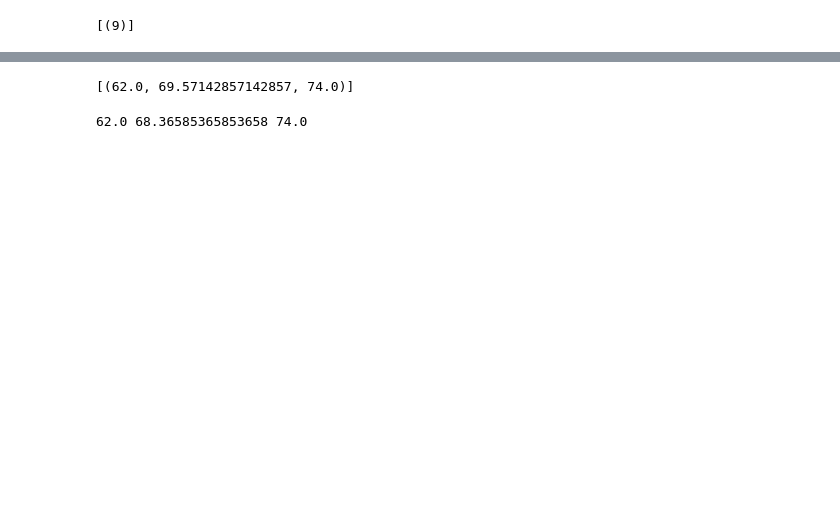
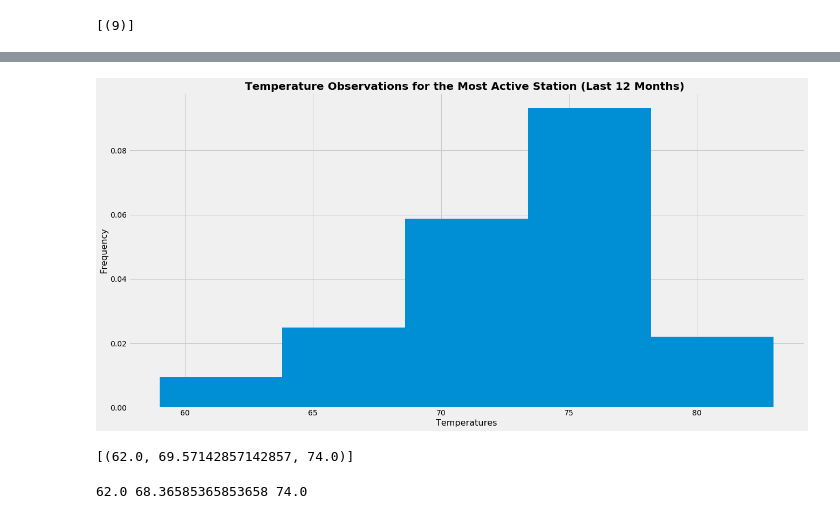
Before and after one commit to ahmedgurbuz/SMU_Assignments, a Jupyter notebook: Unit_08_SQLAlchemy/Climate_Analysis_and_Exploration.ipynb, the cells around one changed output, grey strips where cells are left out. Drawn from its saved outputs; the diff is of its cells as text; code cells hidden in the pictures; blank space fills up the shorter version.

```diff
--- a/Unit_08_SQLAlchemy/Climate_Analysis_and_Exploration.ipynb
+++ b/Unit_08_SQLAlchemy/Climate_Analysis_and_Exploration.ipynb
@@ -197,3 +206,4 @@ session.query(func.count(Measurement.station.distinct())).all()
 # %%
 # Choose the station with the highest number of temperature observations.
 # Query the last 12 months of temperature observation data for this station and plot the results as a histogram
+q2 = session.query(Measurement.station, Measurement.tobs).filter(Measurement.station == 'USC00519281').filter(Measurement.date > one_year_ago).all()
@@ -202,3 +210,22 @@ session.query(func.count(Measurement.station.distinct())).all()
+# %%
+# Save the query results as a Pandas DataFrame and set the index to the id column
+df_2 = pd.DataFrame(q2, columns=['id', 'temperatures'])
+df_2.set_index('id', inplace=True)
+# %%
+# Design chart size
+fig = plt.figure(figsize=(20,10))
+#ax = fig.add_subplot(111)
+
+# Create a histogram
+plt.hist(df_2['temperatures'], density=True, bins=5)
+
+# Create title and labels for x and y axis
+plt.title("Temperature Observations for the Most Active Station (Last 12 Months) ", weight="bold", fontsize=20)
+plt.xlabel("Temperatures", fontsize=16)
+plt.ylabel("Frequency", fontsize=16)
+plt.show()
+# %% [output]
+[figure, added]
 # %%
 # This function called `calc_temps` will accept start date and end date in the format '%Y-%m-%d'
 # and return the minimum, average, and maximum temperatures for that range of dates
```
Also changed, not shown: parts of 13 cells of this notebook.
